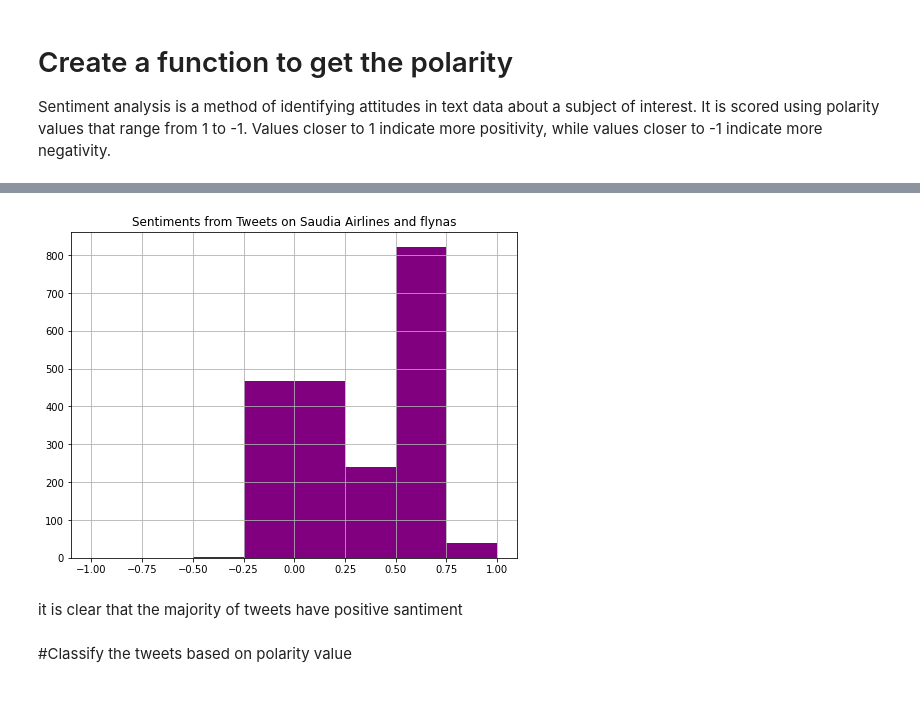
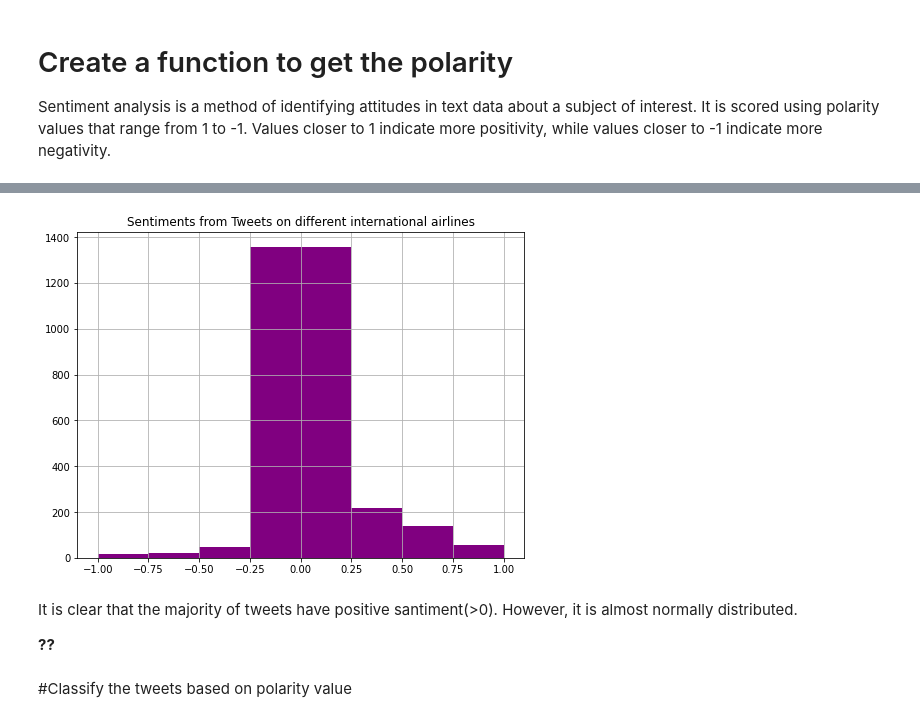
Before and after one commit to buthaina279/DS_Capstone_NLP, a Jupyter notebook: classify.ipynb, the cells around one changed output, grey strips where cells are left out. Cells and saved outputs as stored; diff of their text form; code cells hidden in the pictures.

Commit message:
11 airlines classified

```diff
--- a/classify.ipynb
+++ b/classify.ipynb
@@ -31,5 +31,5 @@ Mounted at /content/gdrive
 # %%
-airline = pd.read_csv("./gdrive/My Drive/datasets/twitter_analysis/airline.csv")
+airline = pd.read_csv("./gdrive/My Drive/datasets/new_datasets/airline.csv")
 # %%
 airline.sample(5)
 # %% [output]
@@ -59,8 +62,8 @@ def getPolarity(text):
    return  TextBlob(text).sentiment.polarity
 # %%
 # Create two new columns 'Subjectivity' & 'Polarity'
-airline['sentiment_confidence'] = airline['nonstop_documents'].apply(getSubjectivity)
-airline['polarity'] = airline['nonstop_documents'].apply(getPolarity)
+airline['subjectivity'] = airline['text'].apply(getSubjectivity)
+airline['polarity'] = airline['text'].apply(getPolarity)
 
 # Show the new dataframe with columns 'Subjectivity' & 'Polarity'
 airline.head(5)
@@ -83,11 +86,13 @@ def getPolarityPlot(polarity, airline):
    plt.title("Sentiments from Tweets on " +airline)
    plt.show()
 # %%
-getPolarityPlot(airline['polarity'], "Saudia Airlines and flynas")
+getPolarityPlot(airline['polarity'], "different international airlines")
 # %% [output]
-[figure, old version]
+[figure, new version]
 # %% [markdown]
-it is clear that the majority of tweets have positive santiment
+It is clear that the majority of tweets have positive santiment(>0). However, it is almost normally distributed.
+
+**??**
 # %% [markdown]
 #Classify the tweets based on polarity value
 # %%
```
Also changed, not shown: parts of 11 cells of this notebook.
